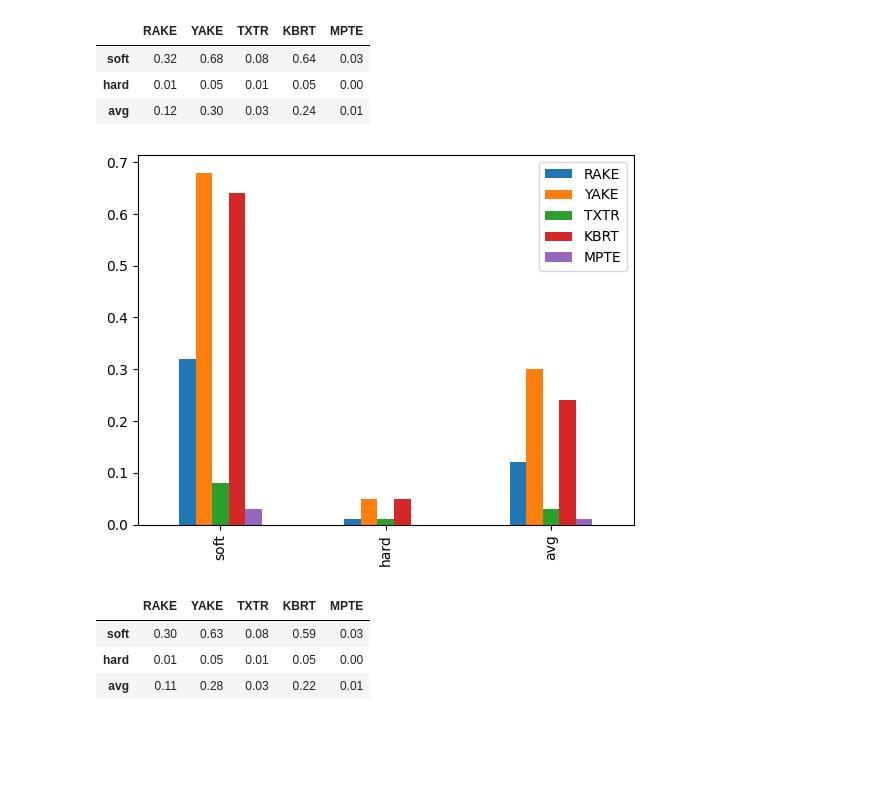
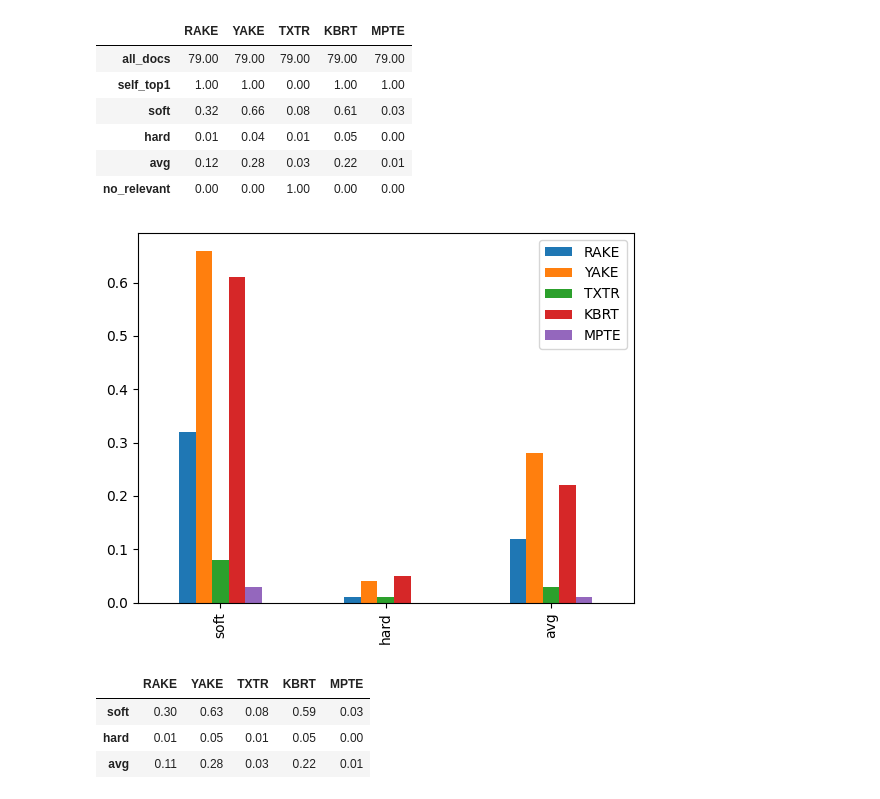
Before and after one commit to Ramnck/term-vector-extraction, a Jupyter notebook: vaildate.ipynb, the cells around one changed output. Saved outputs shown, nothing was run; the diff lists cells and outputs as text; code cells hidden in the pictures; blank space fills up the shorter version.

```diff
--- a/vaildate.ipynb
+++ b/vaildate.ipynb
@@ -1,30 +1,36 @@
 # %%
 import json
 from pathlib import Path
 import pandas as pd
 import matplotlib.pyplot as plt
 
 
 BASE_PATH = Path("data") / "eval"
 
 with open(BASE_PATH / "eval.json") as file:
-    data = json.load(file)
-for k, v in data.items():
-    del v["all_docs"]
-    del v["self_top1"]
-    del v["no_relevant"]
+    rawdata = json.load(file)
+data = {i: {} for i in rawdata.keys()}
+for k, v in rawdata.items():
+    for k1, v1 in v.items():
+        if k1 not in ["all_docs", "self_top1", "no_relevant"]:
+            data[k][k1] = v1
+
 data = pd.DataFrame(data)
 # plt.legend()
 # plt.hist(data)
 
 data.plot.bar()
-data
+# data
+pd.DataFrame(rawdata)
 # %% [output]
 |  | RAKE | YAKE | TXTR | KBRT | MPTE |
-| soft | 0.32 | 0.68 | 0.08 | 0.64 | 0.03 |
-| hard | 0.01 | 0.05 | 0.01 | 0.05 | 0.00 |
-| avg | 0.12 | 0.30 | 0.03 | 0.24 | 0.01 |
+| all_docs | 79.00 | 79.00 | 79.00 | 79.00 | 79.00 |
+| self_top1 | 1.00 | 1.00 | 0.00 | 1.00 | 1.00 |
+| soft | 0.32 | 0.66 | 0.08 | 0.61 | 0.03 |
+| hard | 0.01 | 0.04 | 0.01 | 0.05 | 0.00 |
+| avg | 0.12 | 0.28 | 0.03 | 0.22 | 0.01 |
+| no_relevant | 0.00 | 0.00 | 1.00 | 0.00 | 0.00 |
-[figure, old version]
+[figure, new version]
 # %%
 with open(BASE_PATH / "eval1.json") as file:
     olddata = json.load(file)
```
Also changed, not shown: parts of 1 cell of this notebook, 3 other files.
